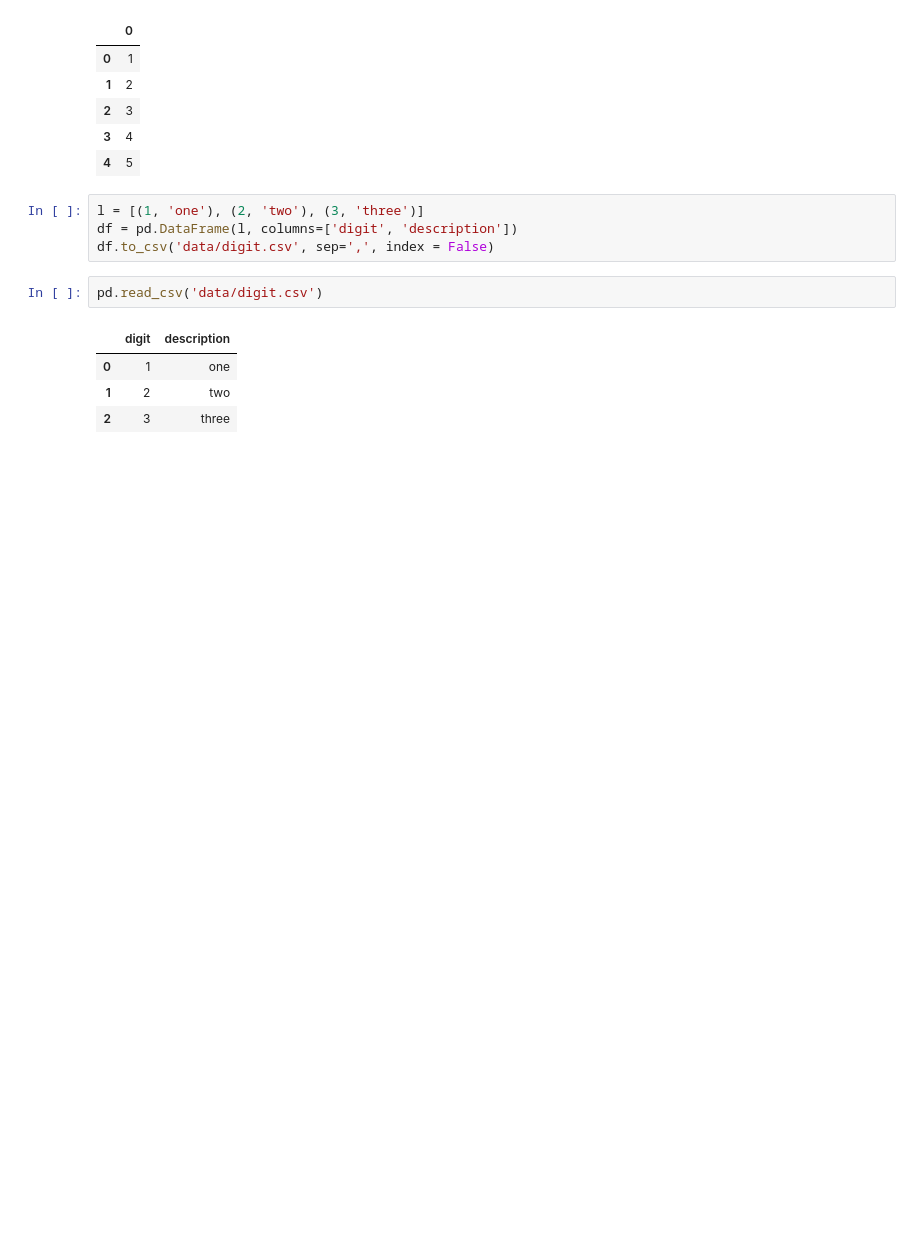
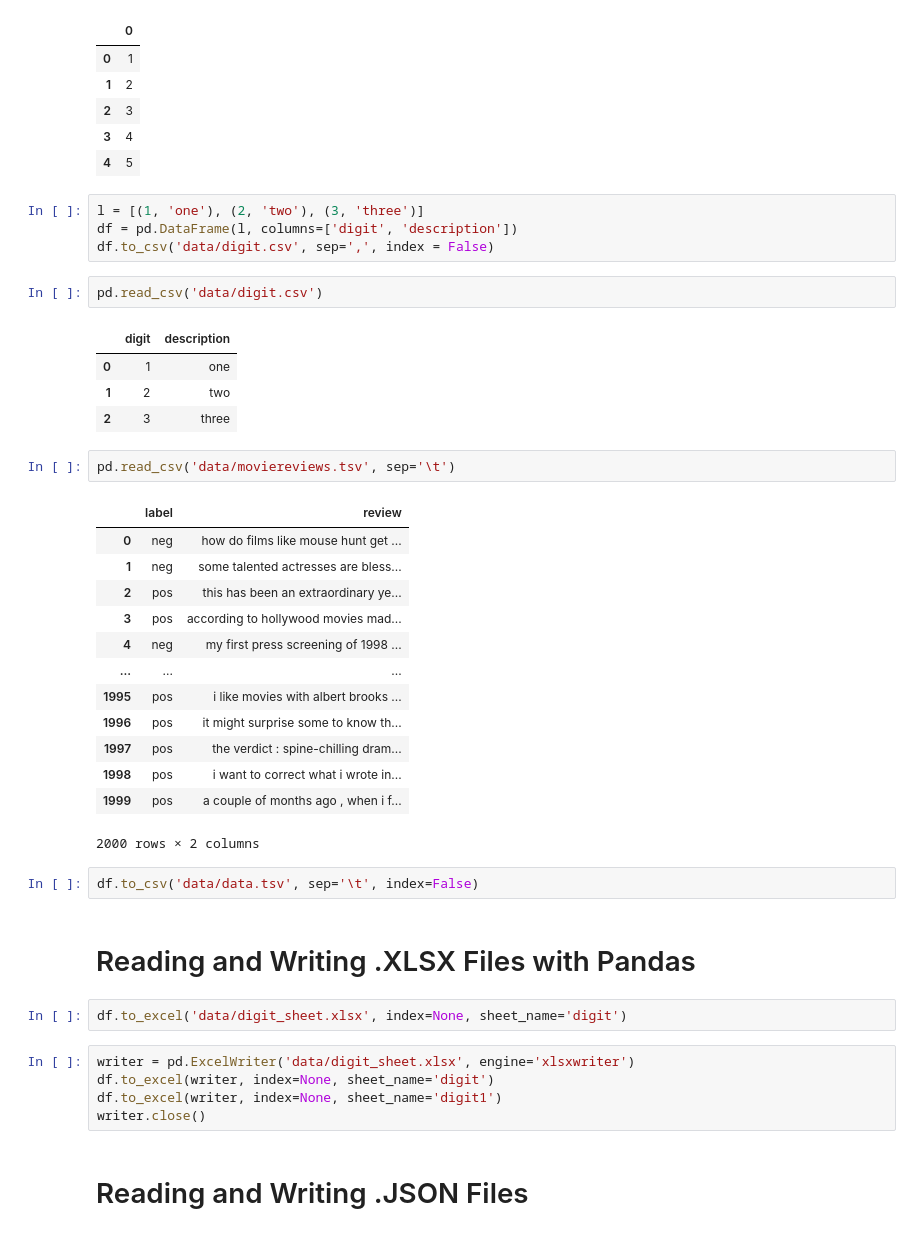
Before and after one commit to CRSpradlin/natural-language-processing-course, a Jupyter notebook: NLP Course Work/5. Working with Files/Working_with_Files.ipynb, the cells around one changed output. Cells and saved outputs as stored; diff of their text form; blank space fills up the shorter version.

```diff
--- a/NLP Course Work/5. Working with Files/Working_with_Files.ipynb
+++ b/NLP Course Work/5. Working with Files/Working_with_Files.ipynb
@@ -159,3 +187,32 @@ pd.read_csv('data/digit.csv')
 | 0 | 1 | one |
 | 1 | 2 | two |
 | 2 | 3 | three |
+# %%
+pd.read_csv('data/moviereviews.tsv', sep='\t')
+# %% [output]
+|  | label | review |
+| 0 | neg | how do films like mouse hunt get ... |
+| 1 | neg | some talented actresses are bless... |
+| 2 | pos | this has been an extraordinary ye... |
+| 3 | pos | according to hollywood movies mad... |
+| 4 | neg | my first press screening of 1998 ... |
+| ... | ... | ... |
+| 1995 | pos | i like movies with albert brooks ... |
+| 1996 | pos | it might surprise some to know th... |
+| 1997 | pos | the verdict : spine-chilling dram... |
+| 1998 | pos | i want to correct what i wrote in... |
+| 1999 | pos | a couple of months ago , when i f... |
+2000 rows × 2 columns
+# %%
+df.to_csv('data/data.tsv', sep='\t', index=False)
+# %% [markdown]
+# Reading and Writing .XLSX Files with Pandas
+# %%
+df.to_excel('data/digit_sheet.xlsx', index=None, sheet_name='digit')
+# %%
+writer = pd.ExcelWriter('data/digit_sheet.xlsx', engine='xlsxwriter')
+df.to_excel(writer, index=None, sheet_name='digit')
+df.to_excel(writer, index=None, sheet_name='digit1')
+writer.close()
+# %% [markdown]
+# Reading and Writing .JSON Files
```
Also changed, not shown: parts of 27 cells of this notebook.
